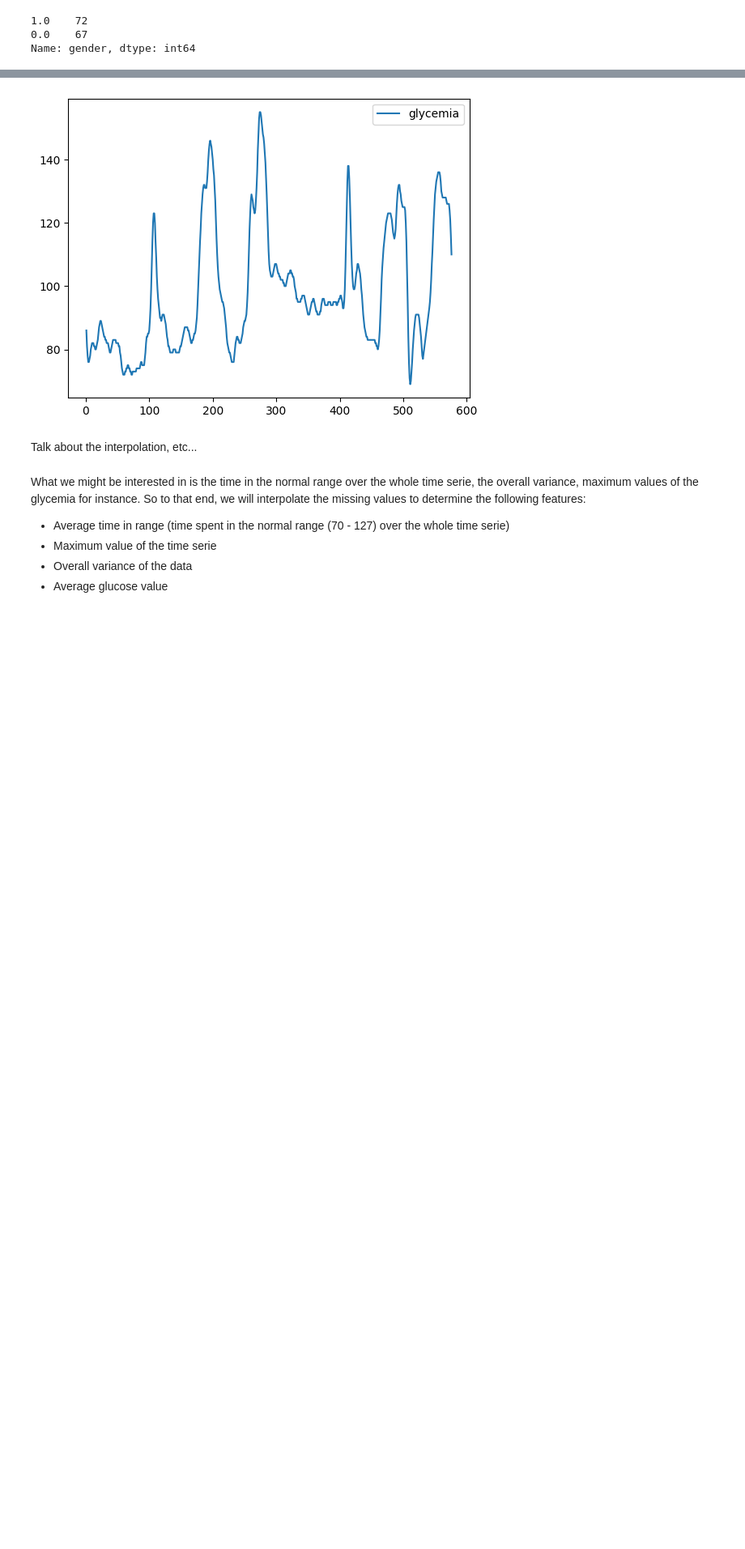
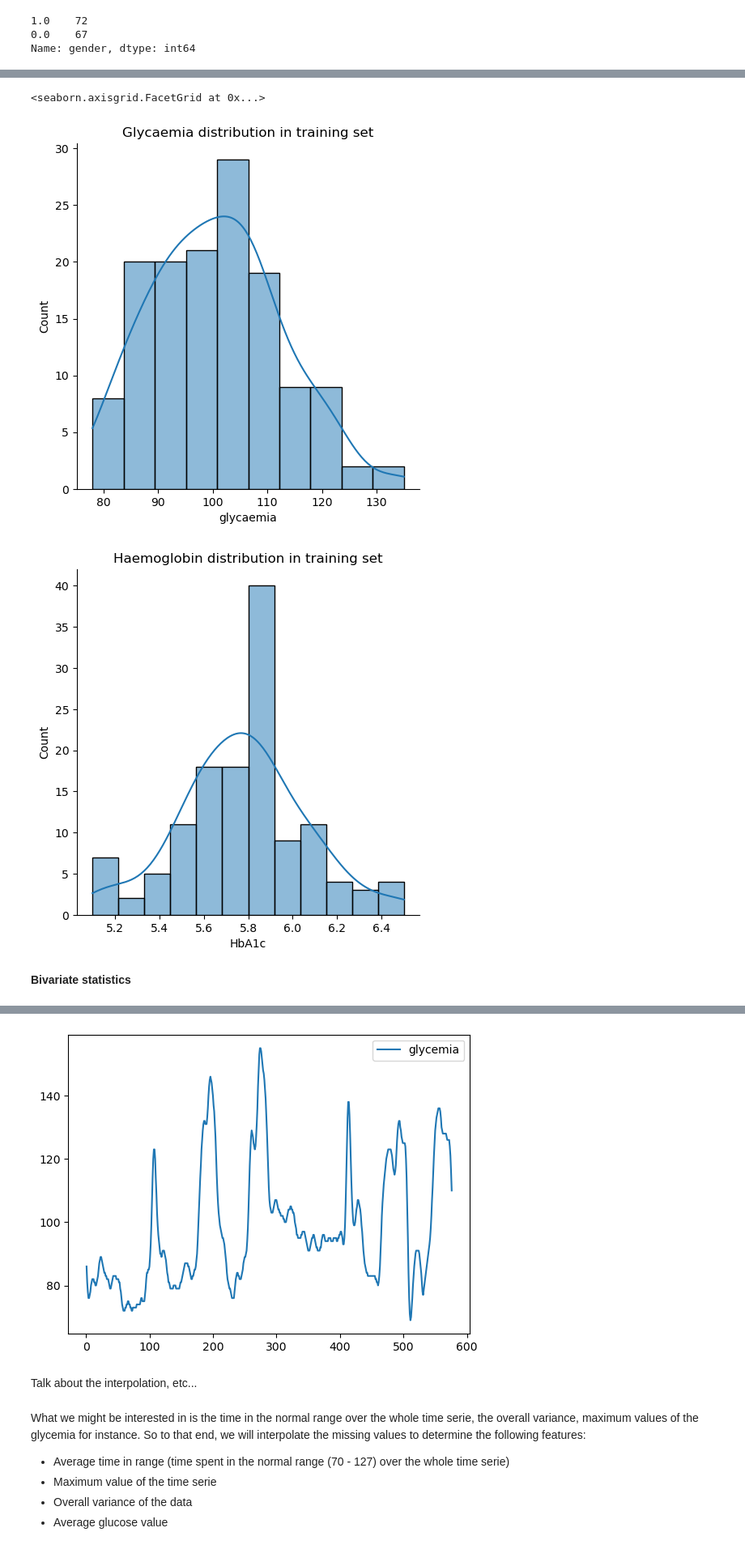
Before and after one commit to AlexandreChaussard/Datacamp-Project, a Jupyter notebook: DT2_starting_kit.ipynb, the cells around one changed output, grey strips where cells are left out. Shown at 81% size. Cells and saved outputs as stored; diff of their text form; code cells hidden in the pictures; blank space fills up the shorter version.

```diff
--- a/DT2_starting_kit.ipynb
+++ b/DT2_starting_kit.ipynb
@@ -88,0 +123,11 @@ etc...
+# %%
+p = sns.displot(data=X_train, x='glycaemia', kind="hist", kde=True)
+p.set(title="Glycaemia distribution in training set")
+p = sns.displot(data=X_train, x='HbA1c', kind="hist", kde=True)
+p.set(title="Haemoglobin distribution in training set")
+# %% [output]
+<seaborn.axisgrid.FacetGrid at 0x...>
+[figure, added]
+[figure, added]
+# %% [markdown]
+**Bivariate statistics**
```
Also changed, not shown: parts of 20 cells of this notebook, 1 other file.
